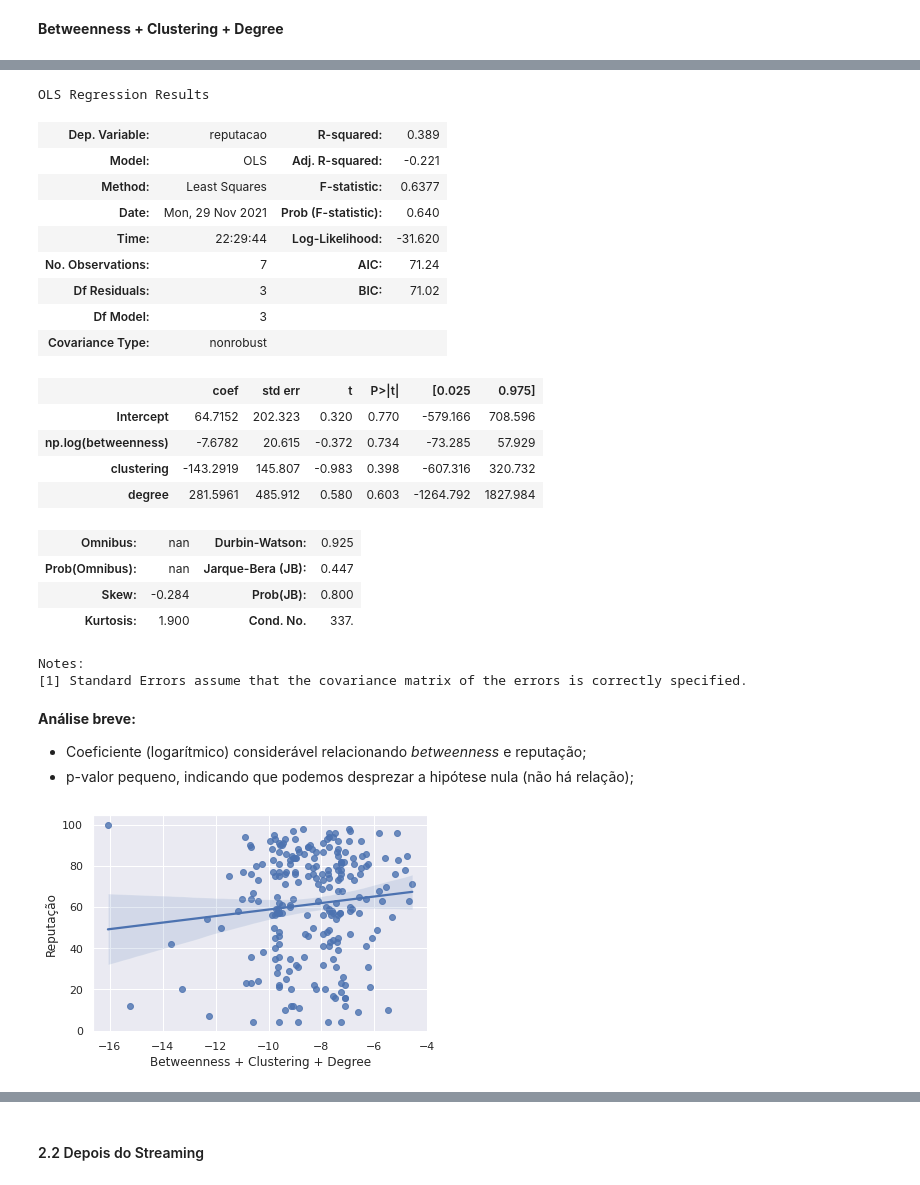
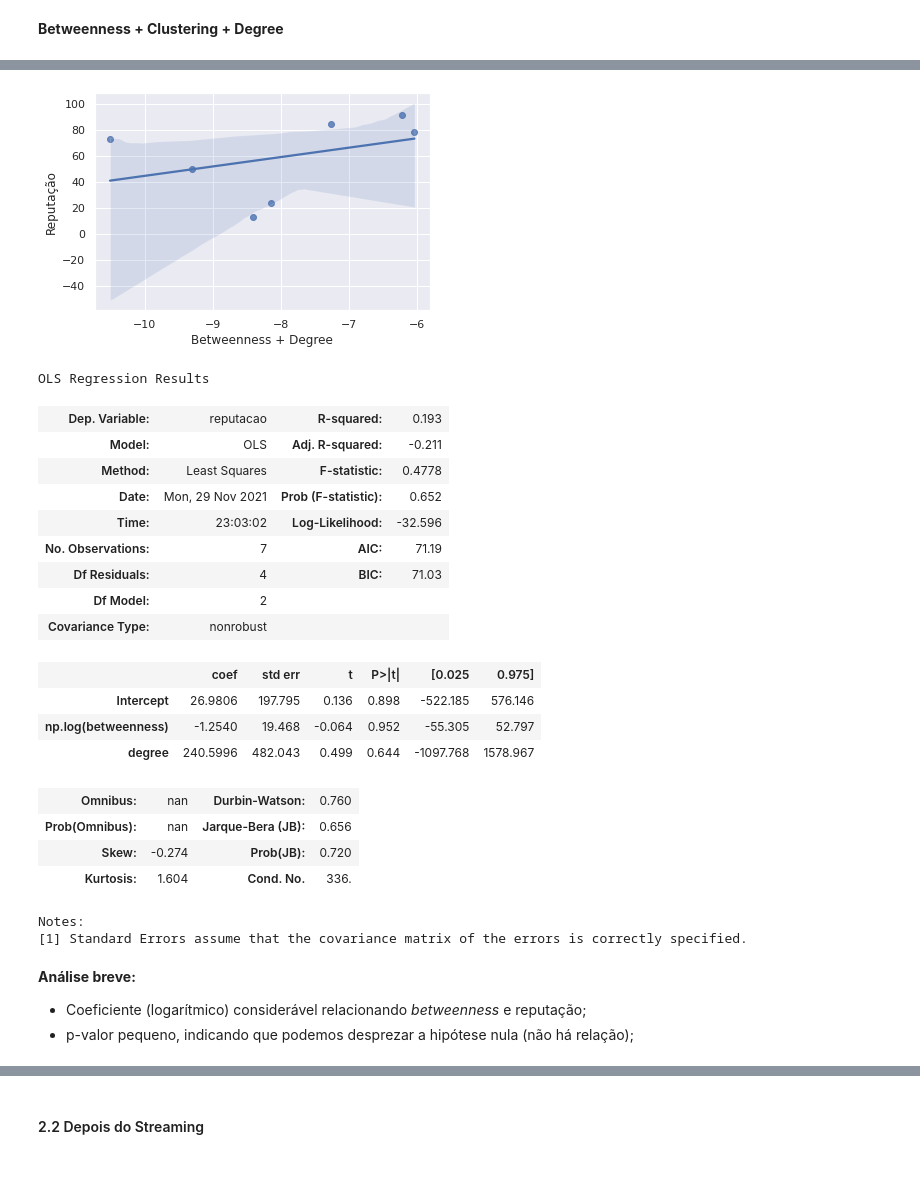
Before and after one commit to hashiprobr-classroom/parte-tecnica-do-projeto-grupoh, a Jupyter notebook: notebooks/Antes e Depois do Streaming +filmes +series.ipynb, the cells around one changed output, grey strips where cells are left out. Cells and saved outputs as stored; diff of their text form; code cells hidden in the pictures.

```diff
--- a/notebooks/Antes e Depois do Streaming +filmes +series.ipynb
+++ b/notebooks/Antes e Depois do Streaming +filmes +series.ipynb
@@ -363,33 +358,32 @@ plot(sb, x=sb_x, xlabel="Betweenness + Clustering + Degree")
-# %%
-reg_summary(sb, formula='reputacao ~ np.log(betweenness) + clustering + degree')
-# %% [output]
-OLS Regression Results
-| Dep. Variable: | reputacao | R-squared: | 0.389 |
-| Model: | OLS | Adj. R-squared: | -0.221 |
-| Method: | Least Squares | F-statistic: | 0.6377 |
-| Date: | Mon, 29 Nov 2021 | Prob (F-statistic): | 0.640 |
-| Time: | 22:29:44 | Log-Likelihood: | -31.620 |
-| No. Observations: | 7 | AIC: | 71.24 |
-| Df Residuals: | 3 | BIC: | 71.02 |
-| Df Model: | 3 |  |  |
-| Covariance Type: | nonrobust |  |  |
-|  | coef | std err | t | P>|t| | [0.025 | 0.975] |
-| Intercept | 64.7152 | 202.323 | 0.320 | 0.770 | -579.166 | 708.596 |
-| np.log(betweenness) | -7.6782 | 20.615 | -0.372 | 0.734 | -73.285 | 57.929 |
-| clustering | -143.2919 | 145.807 | -0.983 | 0.398 | -607.316 | 320.732 |
-| degree | 281.5961 | 485.912 | 0.580 | 0.603 | -1264.792 | 1827.984 |
-| Omnibus: | nan | Durbin-Watson: | 0.925 |
-| Prob(Omnibus): | nan | Jarque-Bera (JB): | 0.447 |
-| Skew: | -0.284 | Prob(JB): | 0.800 |
-| Kurtosis: | 1.900 | Cond. No. | 337. |
-Notes:
-[1] Standard Errors assume that the covariance matrix of the errors is correctly specified.
+# %%
+sb_x = np.log(sb['betweenness']) + sb['degree']
+plot(sb, x=sb_x, xlabel="Betweenness + Degree")
+# %% [output]
+[figure, added]
+# %%
+reg_summary(sb, formula='reputacao ~ np.log(betweenness) + degree')
+# %% [output]
+OLS Regression Results
+| Dep. Variable: | reputacao | R-squared: | 0.193 |
+| Model: | OLS | Adj. R-squared: | -0.211 |
+| Method: | Least Squares | F-statistic: | 0.4778 |
+| Date: | Mon, 29 Nov 2021 | Prob (F-statistic): | 0.652 |
+| Time: | 23:03:02 | Log-Likelihood: | -32.596 |
+| No. Observations: | 7 | AIC: | 71.19 |
+| Df Residuals: | 4 | BIC: | 71.03 |
+| Df Model: | 2 |  |  |
+| Covariance Type: | nonrobust |  |  |
+|  | coef | std err | t | P>|t| | [0.025 | 0.975] |
+| Intercept | 26.9806 | 197.795 | 0.136 | 0.898 | -522.185 | 576.146 |
+| np.log(betweenness) | -1.2540 | 19.468 | -0.064 | 0.952 | -55.305 | 52.797 |
+| degree | 240.5996 | 482.043 | 0.499 | 0.644 | -1097.768 | 1578.967 |
+| Omnibus: | nan | Durbin-Watson: | 0.760 |
+| Prob(Omnibus): | nan | Jarque-Bera (JB): | 0.656 |
+| Skew: | -0.274 | Prob(JB): | 0.720 |
+| Kurtosis: | 1.604 | Cond. No. | 336. |
+Notes:
+[1] Standard Errors assume that the covariance matrix of the errors is correctly specified.
 # %% [markdown]
 **Análise breve:**
 - Coeficiente (logarítmico) considerável relacionando _betweenness_ e reputação;
 - p-valor pequeno, indicando que podemos desprezar a hipótese nula (não há relação);
-# %%
-mb_x = np.log(mb['betweenness']) + mb['clustering'] + mb['degree']
-plot(mb, x=mb_x, xlabel="Betweenness + Clustering + Degree")
-# %% [output]
-[figure, removed]
```
Also changed, not shown: parts of 67 cells of this notebook, 4 other files.
